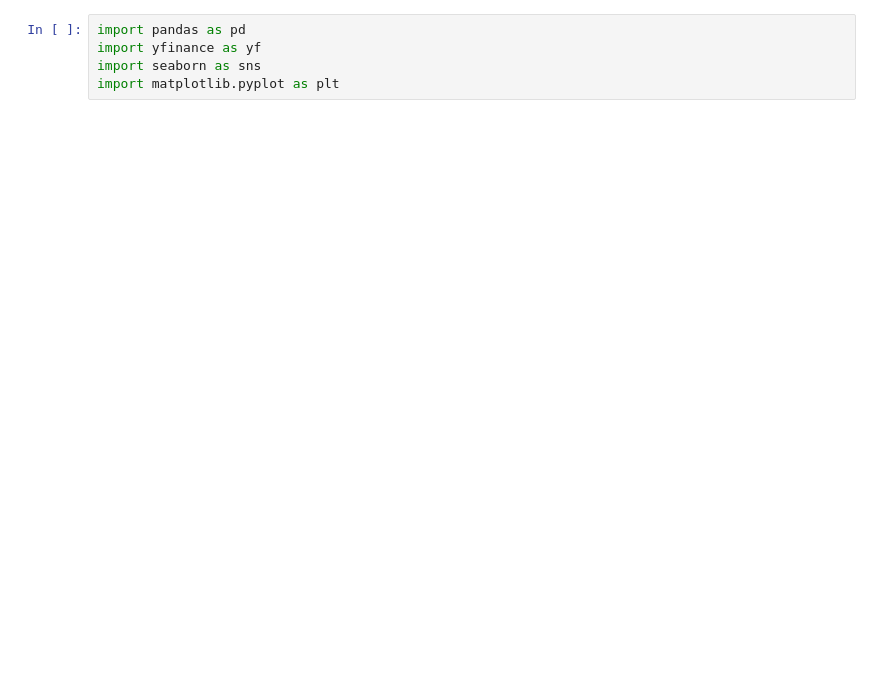
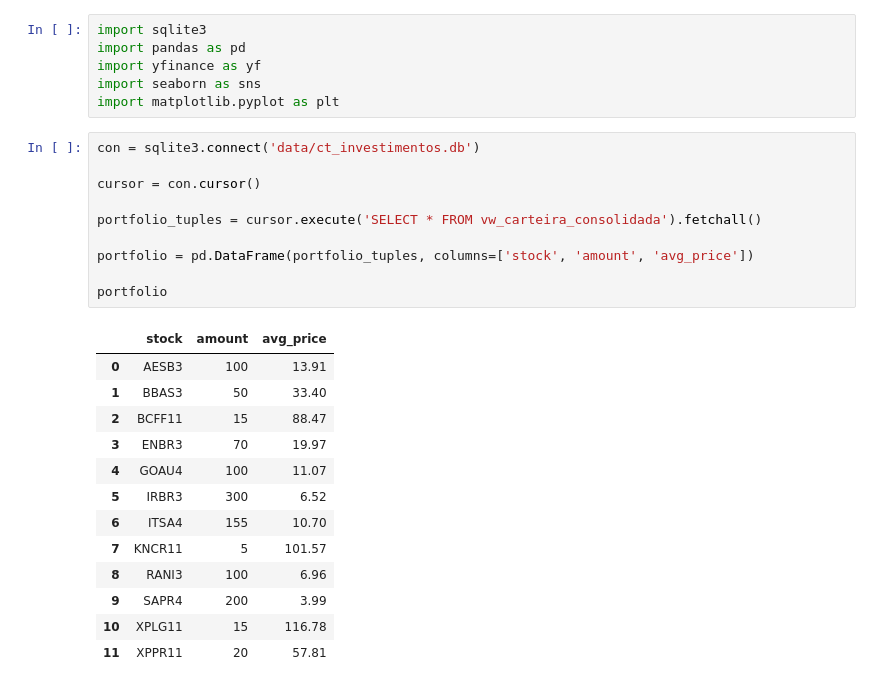
Before and after one commit to ianaraujo/carteira-investimentos, a Jupyter notebook: portfolio_analysis.ipynb, the cells around one changed output. Cells and saved outputs as stored; diff of their text form; blank space fills up the shorter version.

```diff
--- a/portfolio_analysis.ipynb
+++ b/portfolio_analysis.ipynb
@@ -1,6 +1,31 @@
 # %%
+import sqlite3
 import pandas as pd
 import yfinance as yf
 import seaborn as sns
 import matplotlib.pyplot as plt
+# %%
+con = sqlite3.connect('data/ct_investimentos.db')
+
+cursor = con.cursor()
+
+portfolio_tuples = cursor.execute('SELECT * FROM vw_carteira_consolidada').fetchall()
+
+portfolio = pd.DataFrame(portfolio_tuples, columns=['stock', 'amount', 'avg_price'])
+
+portfolio
+# %% [output]
+|  | stock | amount | avg_price |
+| 0 | AESB3 | 100 | 13.91 |
+| 1 | BBAS3 | 50 | 33.40 |
+| 2 | BCFF11 | 15 | 88.47 |
+| 3 | ENBR3 | 70 | 19.97 |
+| 4 | GOAU4 | 100 | 11.07 |
+| 5 | IRBR3 | 300 | 6.52 |
+| 6 | ITSA4 | 155 | 10.70 |
+| 7 | KNCR11 | 5 | 101.57 |
+| 8 | RANI3 | 100 | 6.96 |
+| 9 | SAPR4 | 200 | 3.99 |
+| 10 | XPLG11 | 15 | 116.78 |
+| 11 | XPPR11 | 20 | 57.81 |
 # %%
```
Also changed, not shown: parts of 6 cells of this notebook.
